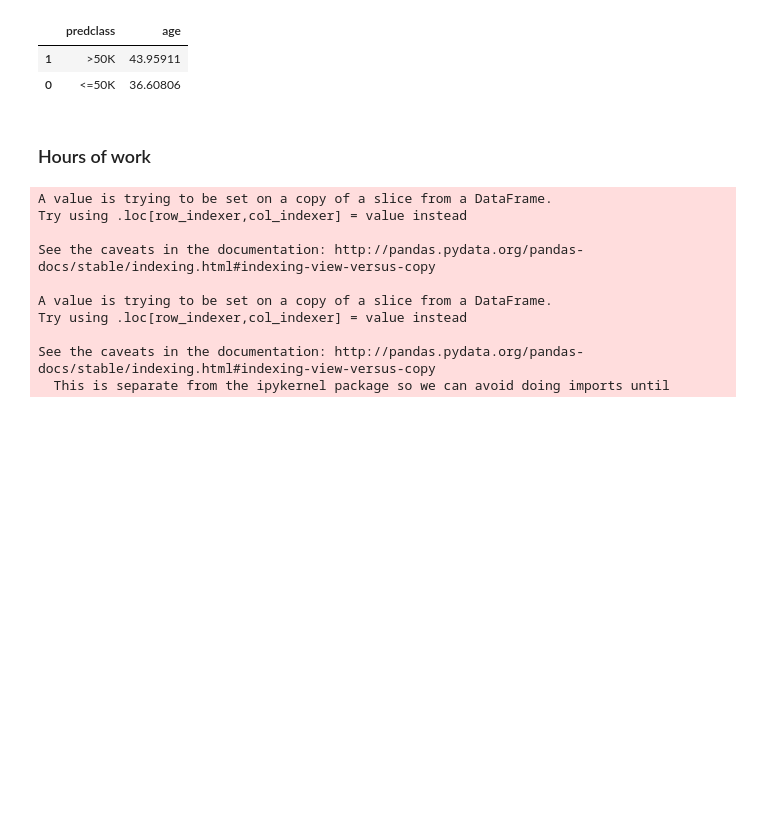
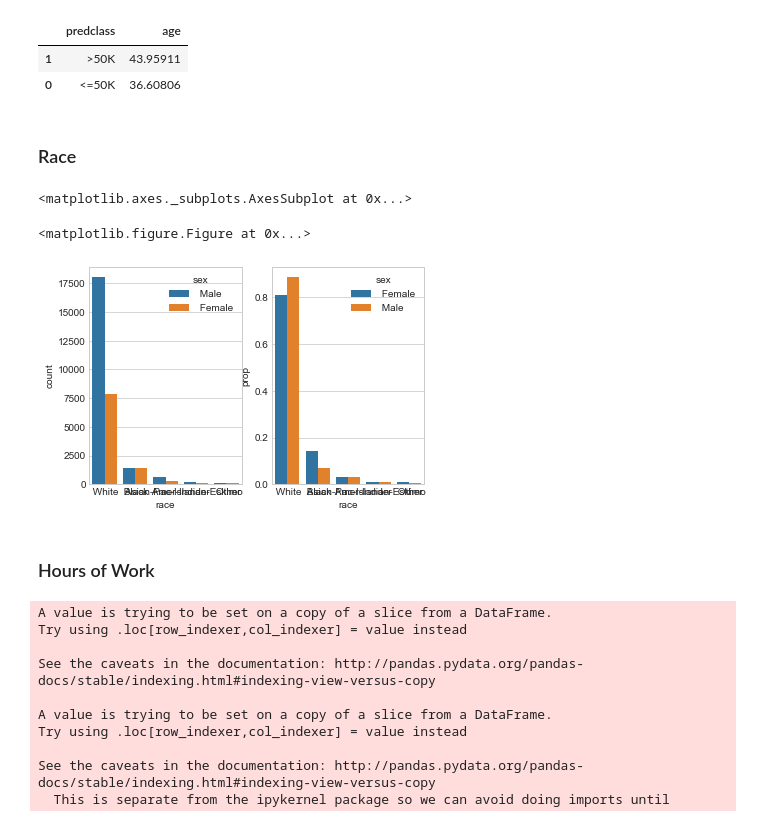
Before and after one commit to jieyima/US_Census_Income_Classification, a Jupyter notebook: Income Analysis and classification.ipynb, the cells around one changed output. Saved outputs shown, nothing was run; the diff lists cells and outputs as text; code cells hidden in the pictures; blank space fills up the shorter version.

```diff
--- a/Income Analysis and classification.ipynb
+++ b/Income Analysis and classification.ipynb
@@ -279,8 +336,29 @@ my_df[['predclass', 'age']].groupby(['predclass'], as_index=False).mean().sort_v
 |  | predclass | age |
 | 1 | >50K | 43.95911 |
 | 0 | <=50K | 36.60806 |
+# %% [markdown]
+### Race
+# %%
+plt.style.use('seaborn-whitegrid')
+x, y, hue = "race", "prop", "sex"
+#hue_order = ["Male", "Female"]
+plt.figure(figsize=(20,5))
+f, axes = plt.subplots(1, 2)
+sns.countplot(x=x, hue=hue, data=my_df, ax=axes[0])
+
+prop_df = (my_df[x]
+           .groupby(my_df[hue])
+           .value_counts(normalize=True)
+           .rename(y)
+           .reset_index())
+
+sns.barplot(x=x, y=y, hue=hue, data=prop_df, ax=axes[1])
+# %% [output]
+<matplotlib.axes._subplots.AxesSubplot at 0x...>
+<matplotlib.figure.Figure at 0x...>
+[figure, added]
 # %% [markdown]
-### Hours of work
+### Hours of Work
 # %%
 # Let's use the Pandas Cut function to bin the data in equally sized buckets
 my_df['hours-per-week_bin'] = pd.cut(my_df['hours-per-week'], 10)
```
Also changed, not shown: parts of 23 cells of this notebook.
